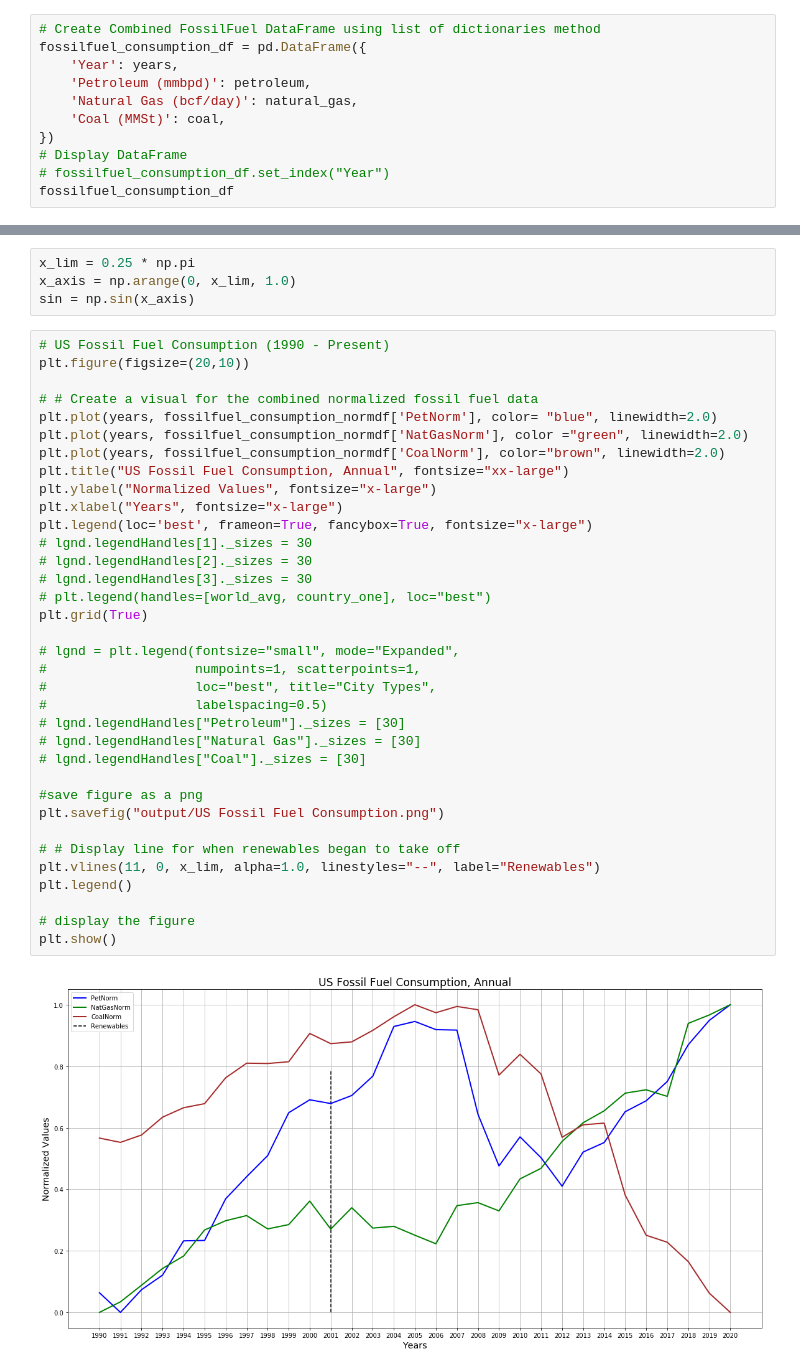
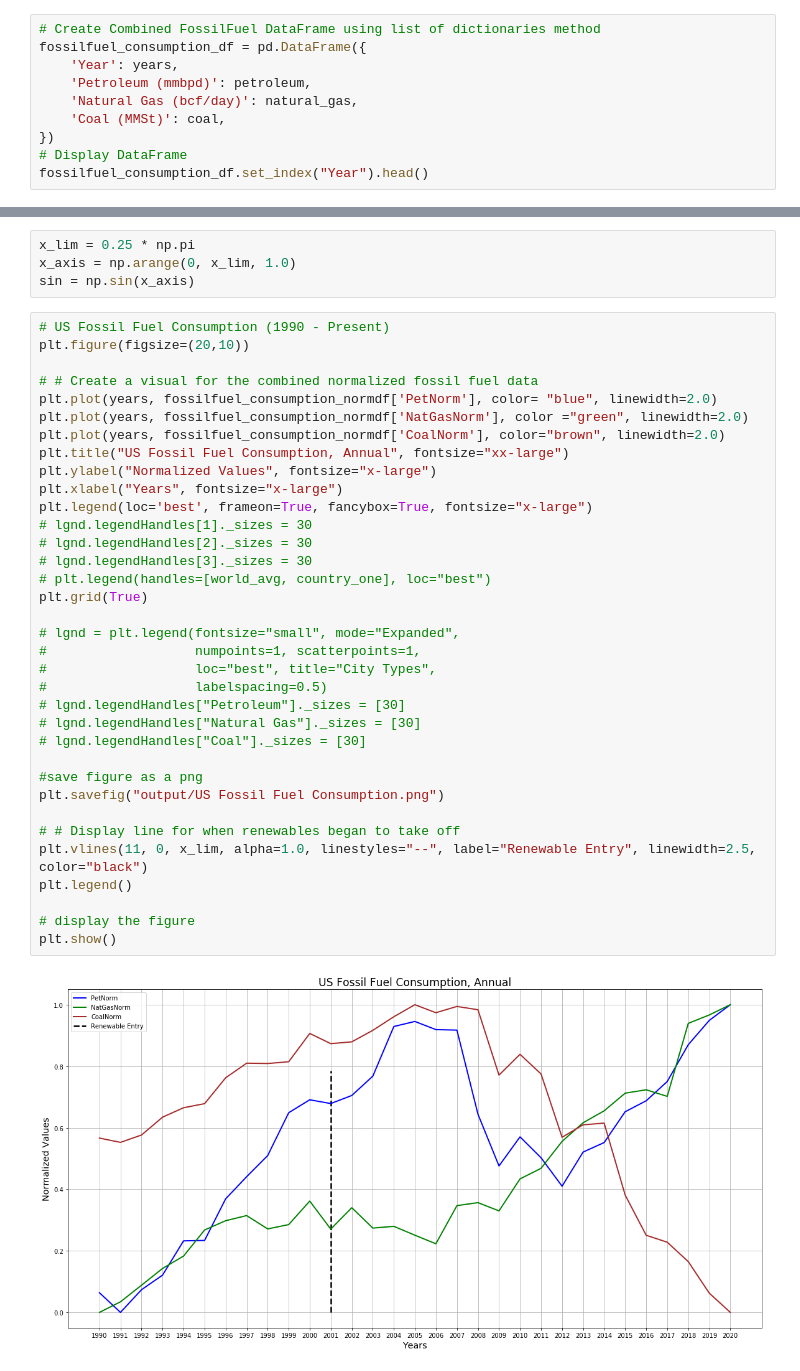
Before and after one commit to us-energy-analysis/Energy-analysis, a Jupyter notebook: USFossilFuelConsumption.ipynb, the cells around one changed output, grey strips where cells are left out. Cells and saved outputs as stored; diff of their text form.

```diff
--- a/USFossilFuelConsumption.ipynb
+++ b/USFossilFuelConsumption.ipynb
@@ -274,6 +347,5 @@ fossilfuel_consumption_df = pd.DataFrame({
     'Coal (MMSt)': coal,
 })
 # Display DataFrame
-# fossilfuel_consumption_df.set_index("Year")
-fossilfuel_consumption_df
+fossilfuel_consumption_df.set_index("Year").head()
 # %% [output]
@@ -340,32 +391,32 @@ plt.figure(figsize=(20,10))
 plt.plot(years, fossilfuel_consumption_normdf['PetNorm'], color= "blue", linewidth=2.0)
 plt.plot(years, fossilfuel_consumption_normdf['NatGasNorm'], color ="green", linewidth=2.0)
 plt.plot(years, fossilfuel_consumption_normdf['CoalNorm'], color="brown", linewidth=2.0)
 plt.title("US Fossil Fuel Consumption, Annual", fontsize="xx-large")
 plt.ylabel("Normalized Values", fontsize="x-large")
 plt.xlabel("Years", fontsize="x-large")
 plt.legend(loc='best', frameon=True, fancybox=True, fontsize="x-large")
 # lgnd.legendHandles[1]._sizes = 30
 # lgnd.legendHandles[2]._sizes = 30
 # lgnd.legendHandles[3]._sizes = 30
 # plt.legend(handles=[world_avg, country_one], loc="best")
 plt.grid(True)
 
 # lgnd = plt.legend(fontsize="small", mode="Expanded",
 #                   numpoints=1, scatterpoints=1,
 #                   loc="best", title="City Types",
 #                   labelspacing=0.5)
 # lgnd.legendHandles["Petroleum"]._sizes = [30]
 # lgnd.legendHandles["Natural Gas"]._sizes = [30]
 # lgnd.legendHandles["Coal"]._sizes = [30]
 
 #save figure as a png
 plt.savefig("output/US Fossil Fuel Consumption.png")
 
 # # Display line for when renewables began to take off
-plt.vlines(11, 0, x_lim, alpha=1.0, linestyles="--", label="Renewables")
+plt.vlines(11, 0, x_lim, alpha=1.0, linestyles="--", label="Renewable Entry", linewidth=2.5, color="black")
 plt.legend()
 
 # display the figure
 plt.show()
 # %% [output]
-[figure, old version]
+[figure, new version]
```
Also changed, not shown: parts of 12 cells of this notebook, 1 other file.
